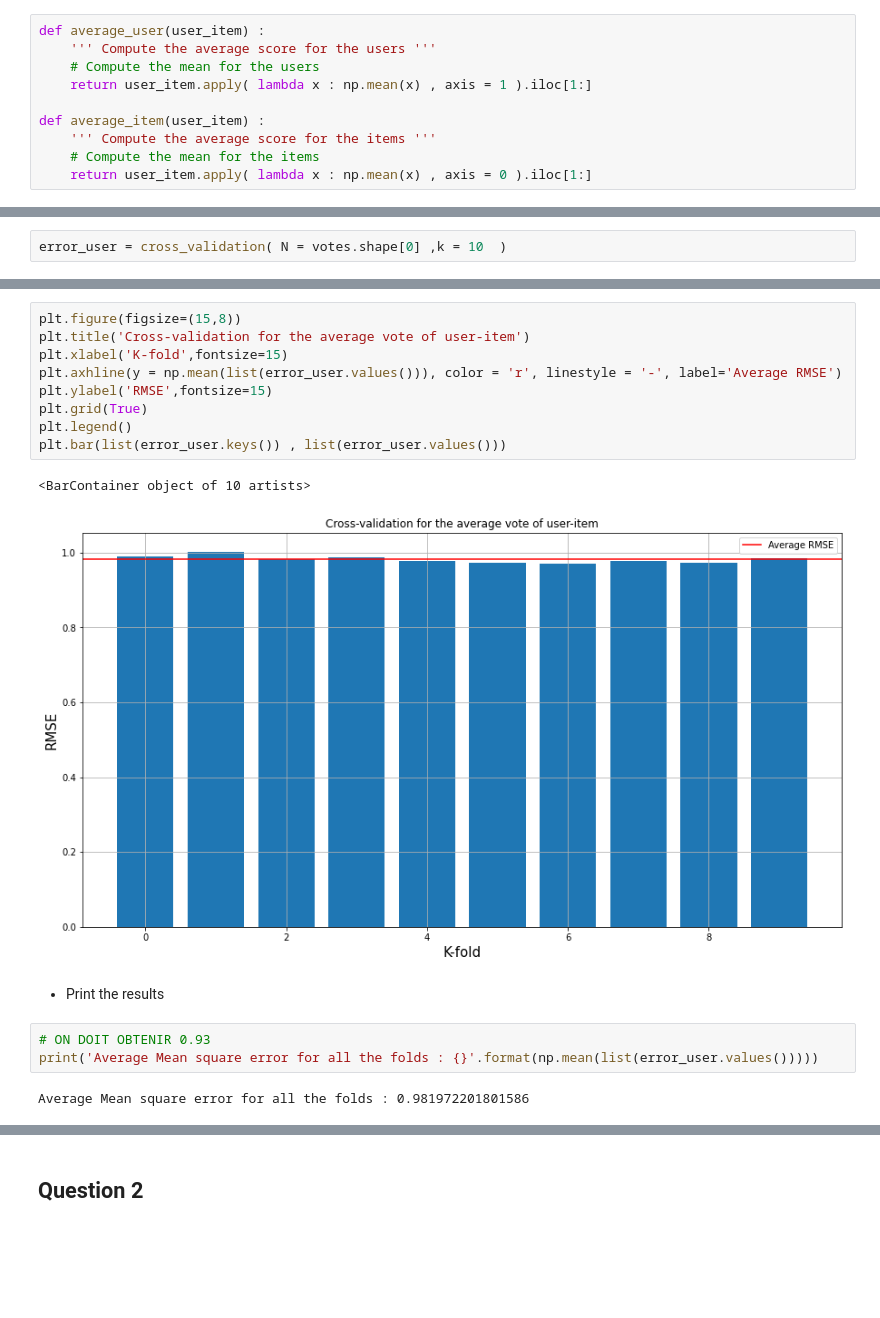
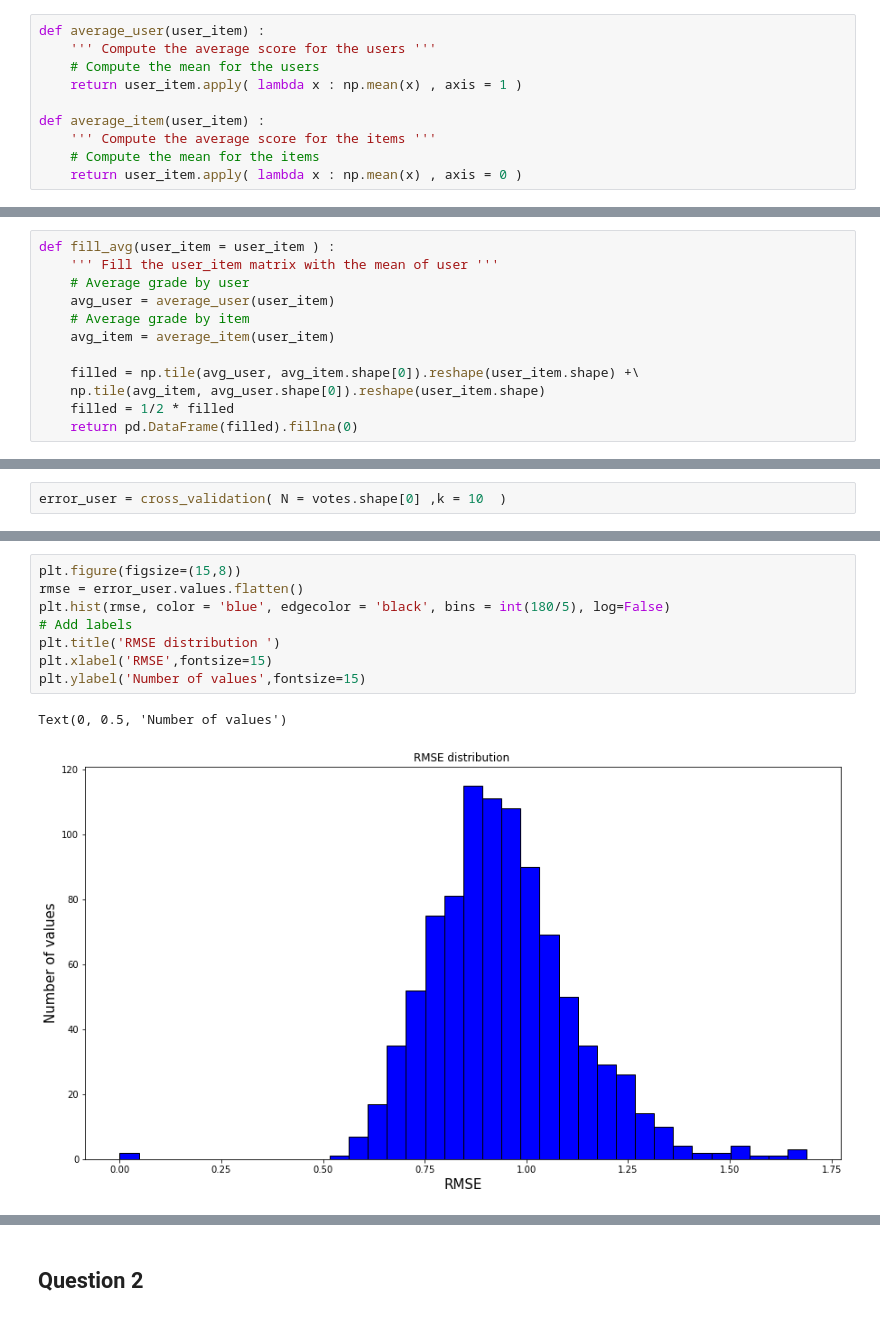
Before and after one commit to clementbernardd/LOG6308, a Jupyter notebook: TP1_groupe7.ipynb, the cells around one changed output, grey strips where cells are left out. Cells and saved outputs as stored; diff of their text form; blank space fills up the shorter version.

```diff
--- a/TP1_groupe7.ipynb
+++ b/TP1_groupe7.ipynb
@@ -158,9 +161,9 @@ def kfold(n_data, k = 10 , SEED = 77, shuffle = False ) :
 def average_user(user_item) :
     ''' Compute the average score for the users '''
     # Compute the mean for the users
-    return user_item.apply( lambda x : np.mean(x) , axis = 1 ).iloc[1:]
+    return user_item.apply( lambda x : np.mean(x) , axis = 1 )
 
 def average_item(user_item) :
     ''' Compute the average score for the items '''
     # Compute the mean for the items
-    return user_item.apply( lambda x : np.mean(x) , axis = 0 ).iloc[1:]
+    return user_item.apply( lambda x : np.mean(x) , axis = 0 )
@@ -167,3 +172,15 @@ def average_item(user_item) :
+# %%
+def fill_avg(user_item = user_item ) :
+    ''' Fill the user_item matrix with the mean of user '''
+    # Average grade by user
+    avg_user = average_user(user_item)
+    # Average grade by item
+    avg_item = average_item(user_item)
+
+    filled = np.tile(avg_user, avg_item.shape[0]).reshape(user_item.shape) +\
+    np.tile(avg_item, avg_user.shape[0]).reshape(user_item.shape)
+    filled = 1/2 * filled
+    return pd.DataFrame(filled).fillna(0)
 # %% [markdown]
 - Utilisation de la cross-validation pour calculer l'erreur
 # %%
@@ -242,19 +214,11 @@ error_user
-# %%
-plt.figure(figsize=(15,8))
-plt.title('Cross-validation for the average vote of user-item')
-plt.xlabel('K-fold',fontsize=15)
-plt.axhline(y = np.mean(list(error_user.values())), color = 'r', linestyle = '-', label='Average RMSE')
-plt.ylabel('RMSE',fontsize=15)
-plt.grid(True)
-plt.legend()
-plt.bar(list(error_user.keys()) , list(error_user.values()))
-# %% [output]
-<BarContainer object of 10 artists>
-[figure, removed]
-# %% [markdown]
-- Print the results
-# %%
-# ON DOIT OBTENIR 0.93
-print('Average Mean square error for all the folds : {}'.format(np.mean(list(error_user.values()))))
-# %% [output]
-Average Mean square error for all the folds : 0.981972201801586
+# %%
+plt.figure(figsize=(15,8))
+rmse = error_user.values.flatten()
+plt.hist(rmse, color = 'blue', edgecolor = 'black', bins = int(180/5), log=False)
+# Add labels
+plt.title('RMSE distribution ')
+plt.xlabel('RMSE',fontsize=15)
+plt.ylabel('Number of values',fontsize=15)
+# %% [output]
+Text(0, 0.5, 'Number of values')
+[figure, added]
```
Also changed, not shown: parts of 30 cells of this notebook.
